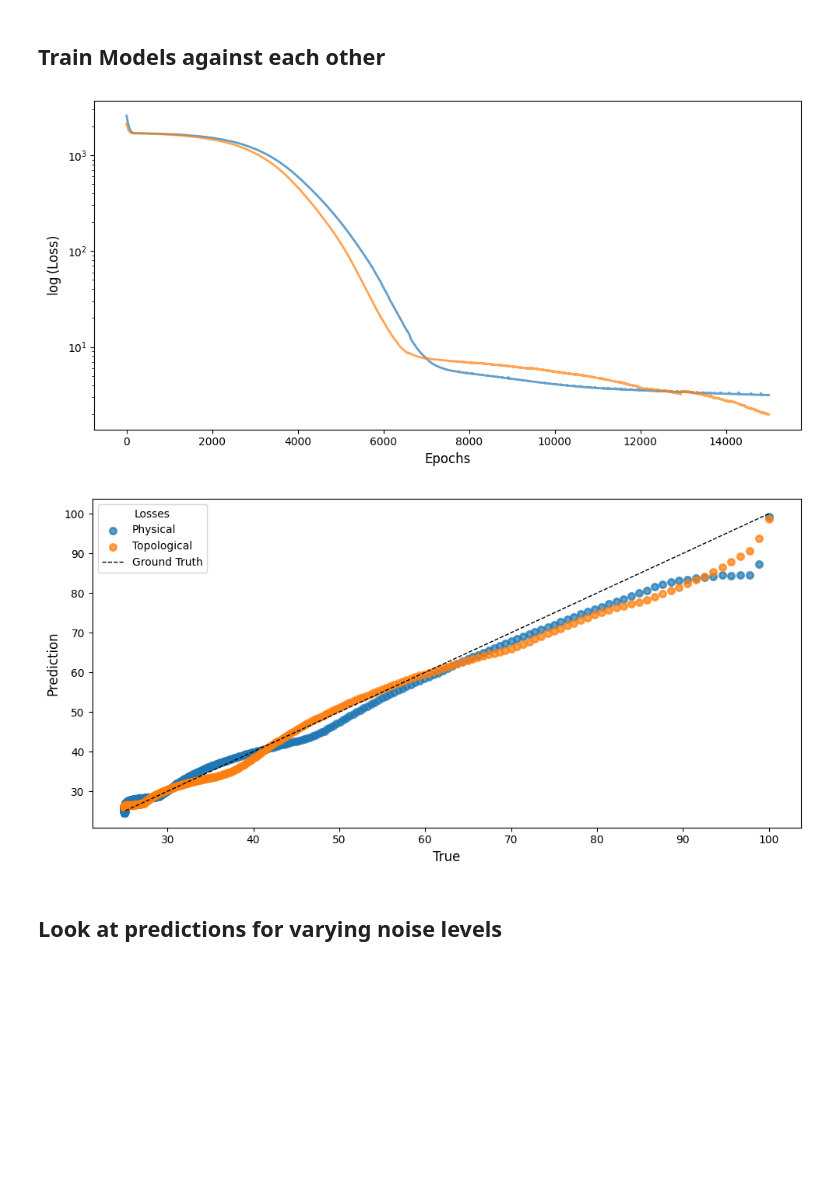
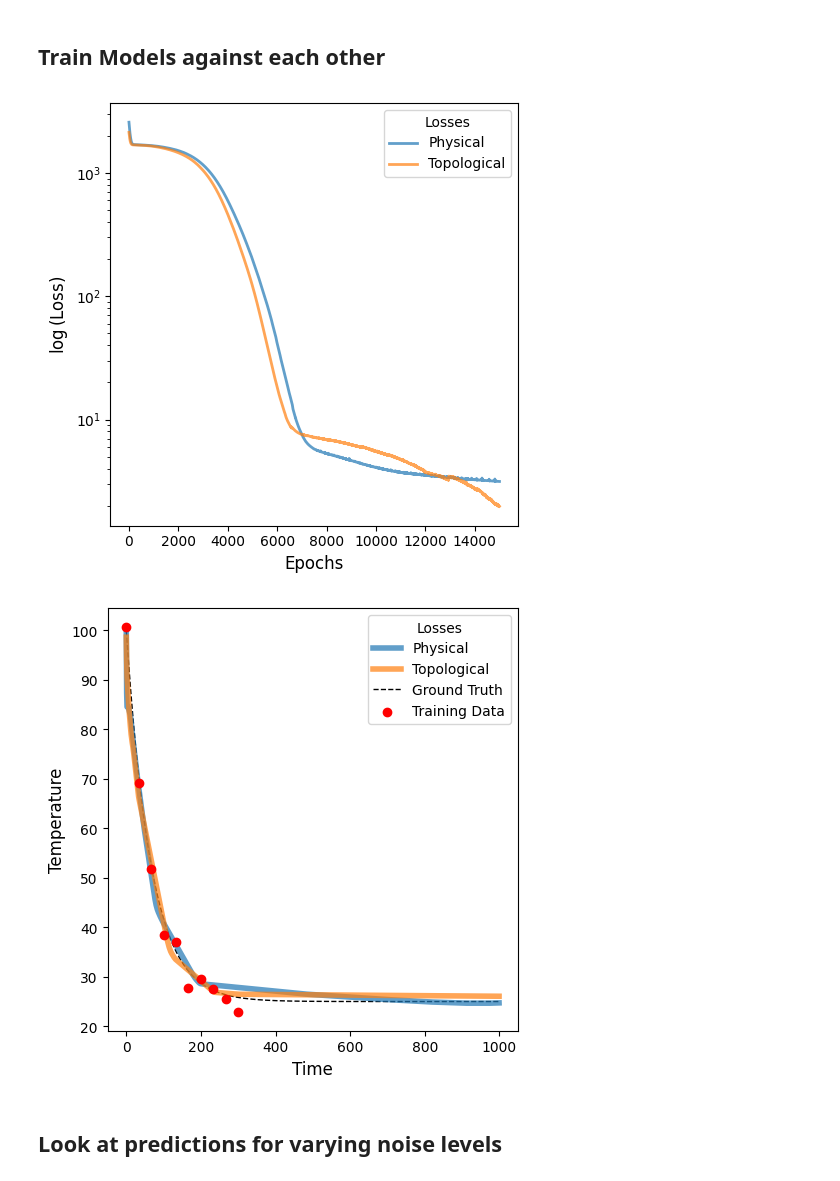
Before and after one commit to ckovacs2/TIPINN, a Jupyter notebook: prediction.ipynb, the cells around one changed output. Cells and saved outputs as stored; diff of their text form; code cells hidden in the pictures; blank space fills up the shorter version.

Commit message:
updated model and graphs

```diff
--- a/prediction.ipynb
+++ b/prediction.ipynb
@@ -18,58 +15,60 @@ mpl.rcParams.update(mpl.rcParamsDefault)
 if not os.path.exists("cooling_models.pkl"):
     epochs = 15_000
     params = [
-        {"phys_loss": False, "topo_loss": True, "ols_loss": True, "lr":1e-5, "epochs":epochs, "ols_loss_weight": 0.5},
         {"phys_loss": True, "topo_loss": False, "ols_loss": False, "lr":1e-5, "epochs":epochs},
         {"phys_loss": False, "topo_loss": True, "ols_loss": False, "lr":1e-5, "epochs":epochs}
     ]
-    records = []
+    cooling_records = []
     for param in params:
         cooling = TIPINN_Cooling(**param)
         losses = cooling.fit(cooling.approx_times, cooling.approx_temps)
         predict = cooling.predict(cooling.true_times)
         data = param | {'losses': losses, 'prediction': predict, 'times': cooling.true_times, "states": deepcopy(cooling.state_dict())}
-        records.append(data)
-    records_dict = dict(enumerate(records))
+        cooling_records.append(data)
+    cooling_records_dict = dict(enumerate(cooling_records))
     with open("cooling_models.pkl", 'wb') as cooling_pickle:
-        pickle.dump(records_dict, cooling_pickle)
+        pickle.dump(cooling_records_dict, cooling_pickle)
 else:
     with open("cooling_models.pkl", "rb") as cooling_pickle:
-        records = pickle.load(cooling_pickle).values()
+        cooling_records = pickle.load(cooling_pickle).values()
     cooling = TIPINN_Cooling()
 # %%
-fig0, ax0 = plt.subplots(figsize = (10, 5 ))
-fig1, ax1 = plt.subplots(figsize = (10, 5))
-for record in records:
+plt.style.use('science')
+mpl.rcParams.update(mpl.rcParamsDefault)
+fig0, ax0 = plt.subplots(figsize = (5, 5 ))
+fig1, ax1 = plt.subplots(figsize = (5, 5))
+for record in cooling_records:
     xs = range(len(record['losses']))
     ys = range(len(record['prediction']))
     if record['phys_loss']:
         label = 'Physical'
-    else:
-        if not record['ols_loss']:
-            label = "Topological"
-        else:
-            continue
-    ax0.plot(xs, record['losses'], label = label, lw = 2, alpha = 0.7)
-    ax1.scatter(cooling.true_temps, record['prediction'].numpy().flatten(), label = label, lw = 2, alpha = 0.7)
+        ax0.plot(xs, record['losses'], label = label, lw = 2, alpha = 0.7)
+        ax1.plot(ys, record['prediction'].numpy().flatten(), label = label, lw = 4, alpha = 0.7)
+    elif not record['ols_loss'] and record['topo_loss']:
+        label = 'Topological'
+        ax0.plot(xs, record['losses'], label = label, lw = 2, alpha = 0.7)
+        ax1.plot(ys, record['prediction'].numpy().flatten(), label = label, lw = 4, alpha = 0.7)
 
 ax0.set_ylabel("$\log$(Loss)", fontsize = 12)
 ax0.set_xlabel("Epochs", fontsize = 12)
 ax0.set_yscale('log')
+ax0.legend(title = 'Losses')
 
-ax1.set_ylabel('Prediction', fontsize = 12)
-ax1.set_xlabel("True", fontsize = 12)
-ax1.plot(cooling.true_temps, cooling.true_temps, label = 'Ground Truth', lw = 1, color = 'black', linestyle = '--')
+ax1.set_ylabel('Temperature', fontsize = 12)
+ax1.set_xlabel("Time", fontsize = 12)
+ax1.plot(ys, cooling.true_temps, label = 'Ground Truth', lw = 1, color = 'black', linestyle = '--', zorder = 1)
+ax1.scatter(cooling.approx_times, cooling.approx_temps, label = 'Training Data', color = 'red', zorder = 2)
 ax1.legend(title = 'Losses')
 
 fig0.tight_layout()
 fig1.tight_layout()
 
 fig0.savefig("./imgs/cooling_law_with_diff_losses_0.svg")
 fig1.savefig("./imgs/cooling_law_with_diff_losses_1.svg")
 plt.show()
 # %% [output]
-[figure, old version]
+[figure, new version]
-[figure, old version]
+[figure, new version]
 # %% [markdown]
 ## Look at predictions for varying noise levels
 # %%
```
Also changed, not shown: parts of 3 cells of this notebook, 3 other files.
